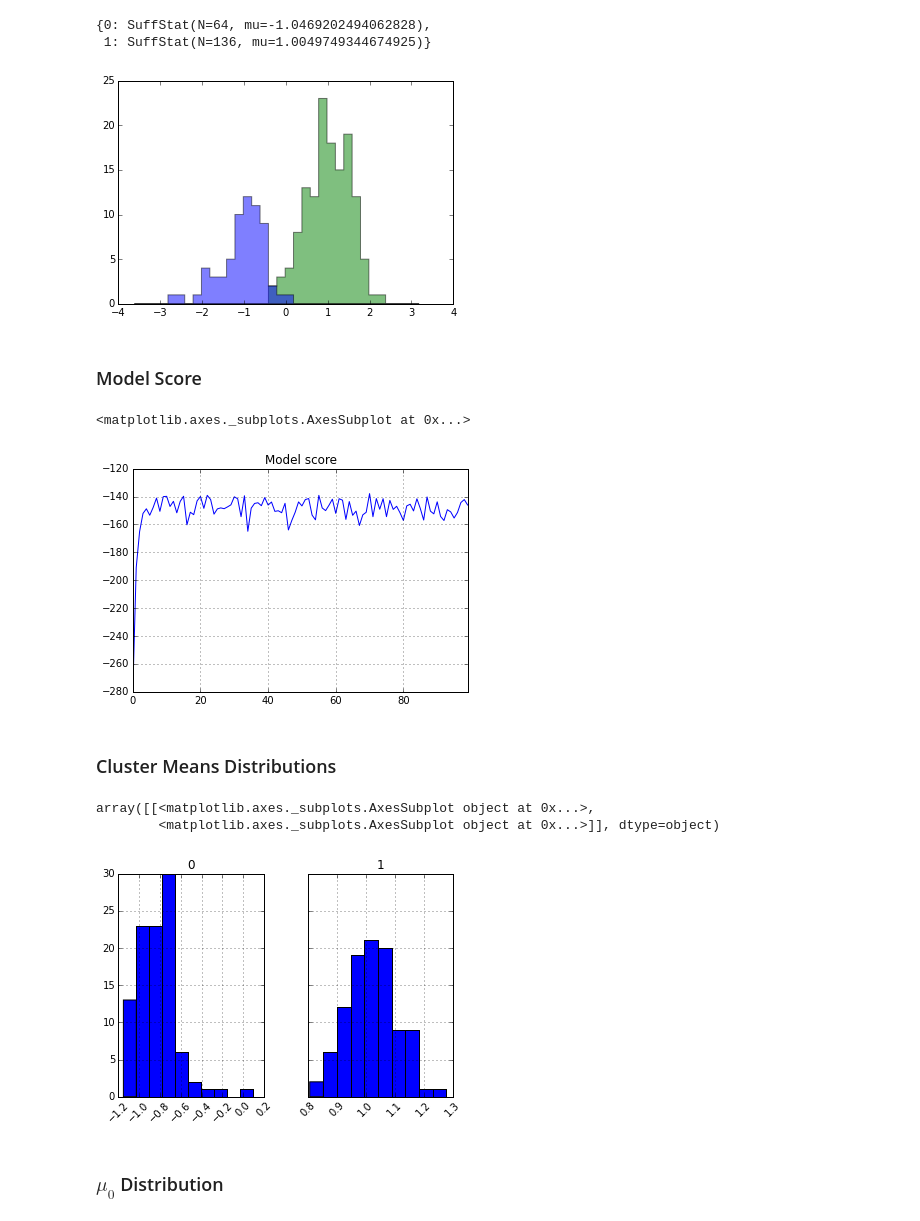
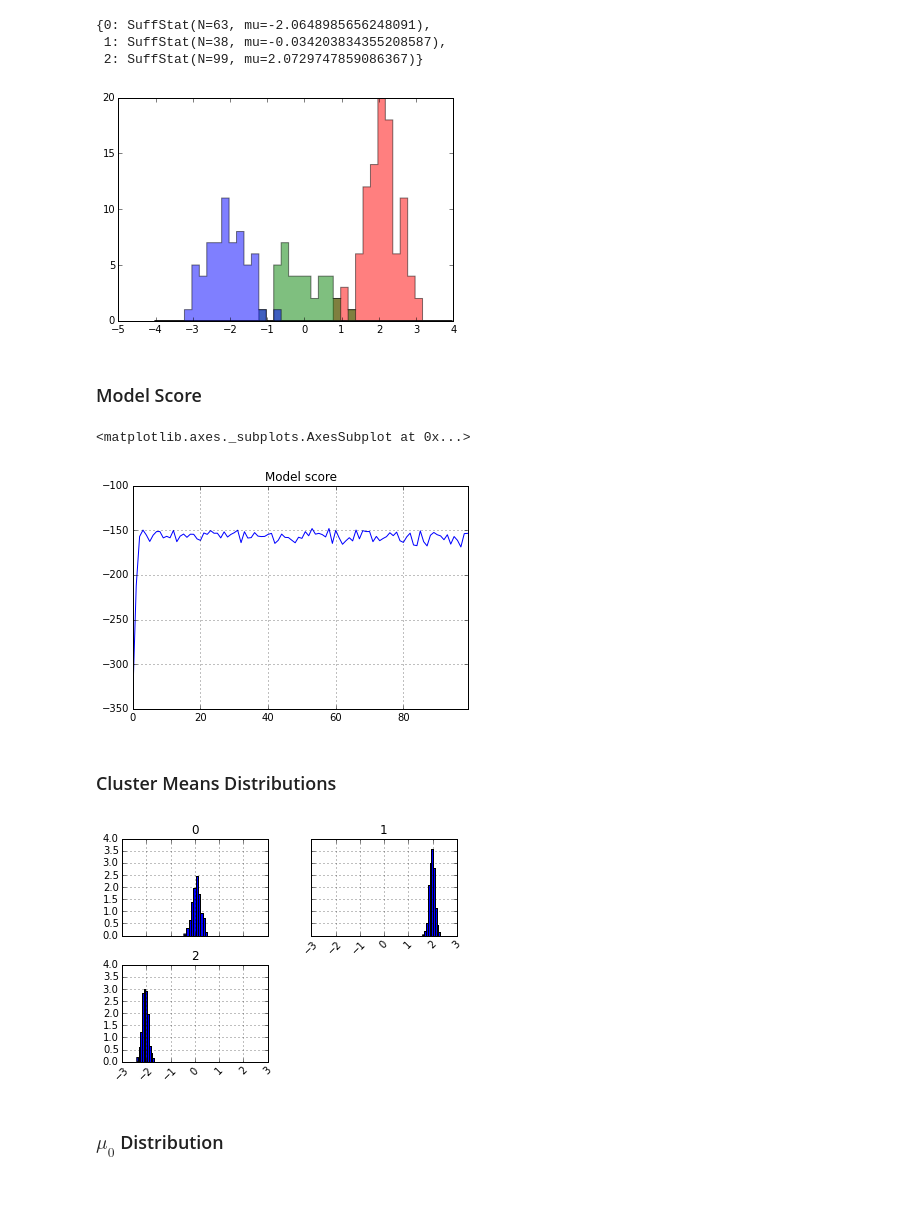
Before and after one commit to tdhopper/mcmc, a Jupyter notebook: Collapsed Gibbs Sampler for Finite Mixture Model with Hyperparameter Inference 2.0.ipynb, the cells around one changed output. Drawn from its saved outputs; the diff is of its cells as text; code cells hidden in the pictures; blank space fills up the shorter version.

Commit message:
clean it up and improve plots

```diff
--- a/Collapsed Gibbs Sampler for Finite Mixture Model with Hyperparameter Inference 2.0.ipynb
+++ b/Collapsed Gibbs Sampler for Finite Mixture Model with Hyperparameter Inference 2.0.ipynb
@@ -145,7 +144,7 @@ def gibbs_step(state):
                              for cluster in cluster_labels]
         predictive_scores = [posterior_predictive_score(datapoint, cluster, state)
                              for cluster in cluster_labels]
-        cluster_scores = [cluster_assign_score(state['suffstats'][cluster].N, K, state['alpha'])
+        cluster_scores = [cluster_assign_score(cluster, state)
                           for cluster in cluster_labels]
         scores = np.array(predictive_scores) + np.array(cluster_scores)
         scores = np.exp(scores) / np.exp(scores).sum()
@@ -174,7 +173,7 @@ def initial_state(N=200):
              'sigmasq_0' : 1,
              'param_var' : .3,
              'alpha': 1}
-    ground_truth_weights, ground_truth_means = [.3, .7], [-1, 1]
+    ground_truth_weights, ground_truth_means = [.3, .2, .5], [-2, 0, 2]
     state["K"] = len(ground_truth_means)
     state['data'], ground_truth_c = generate(ground_truth_weights, ground_truth_means, state["param_var"], N)
     state['c'] = [random.choice(range(state["K"])) for _ in state['data']]
@@ -191,26 +190,31 @@ _ = plt.hist(group_data(state['data'], ground_truth_c).values(),
 
 {cluster: generate_suffstat(X) for cluster, X in group_data(state['data'], ground_truth_c).iteritems()}
 # %% [output]
-{0: SuffStat(N=64, mu=-1.0469202494062828),
- 1: SuffStat(N=136, mu=1.0049749344674925)}
+{0: SuffStat(N=63, mu=-2.0648985656248091),
+ 1: SuffStat(N=38, mu=-0.034203834355208587),
+ 2: SuffStat(N=99, mu=2.0729747859086367)}
-[figure, old version]
+[figure, new version]
 # %%
 state, c = initial_state()
 # %%
-mu0 = []
-num_iterations = 100
-params = []
+num_iterations = 500
 scores = []
+samples = []
 state, _ = initial_state()
 for i in range(num_iterations):
     state = gibbs_step(state)
-    mu0.append(state['mu_0'])
+    pi, mu = sample_marginalized_parameters(state)
+    samples.append({
+        "mu_0": state["mu_0"],
+        "c": np.array(state["c"]),
+        "mu": mu,
+        "pi": pi
+    })
     scores.append(state_score(state))
-    params.append( (sample_marginalized_parameters(state), np.array(state["c"])))
 # %% [markdown]
 ### Model Score
 # %%
-pd.Series(scores).plot(title="Model score")
+pd.Series(scores[:100]).plot(title="Model score")
 # %% [output]
 <matplotlib.axes._subplots.AxesSubplot at 0x...>
-[figure, old version]
+[figure, new version]
@@ -219,10 +221,10 @@ mus = np.array([p[0][1] for p in params])
 # %% [markdown]
 ### Cluster Means Distributions
+# %%
+mus = np.array([p["mu"] for p in samples])
 # %%
-pd.DataFrame(mus).hist(sharey=True, xrot=45)
+_ = pd.DataFrame(mus[10:]).hist(normed=True, xrot=45, sharey=True, sharex=True)
 # %% [output]
-array([[<matplotlib.axes._subplots.AxesSubplot object at 0x...>,
-        <matplotlib.axes._subplots.AxesSubplot object at 0x...>]], dtype=object)
-[figure, old version]
+[figure, new version]
 # %% [markdown]
 ### $\mu_0$ Distribution
```
Also changed, not shown: parts of 6 cells of this notebook.
